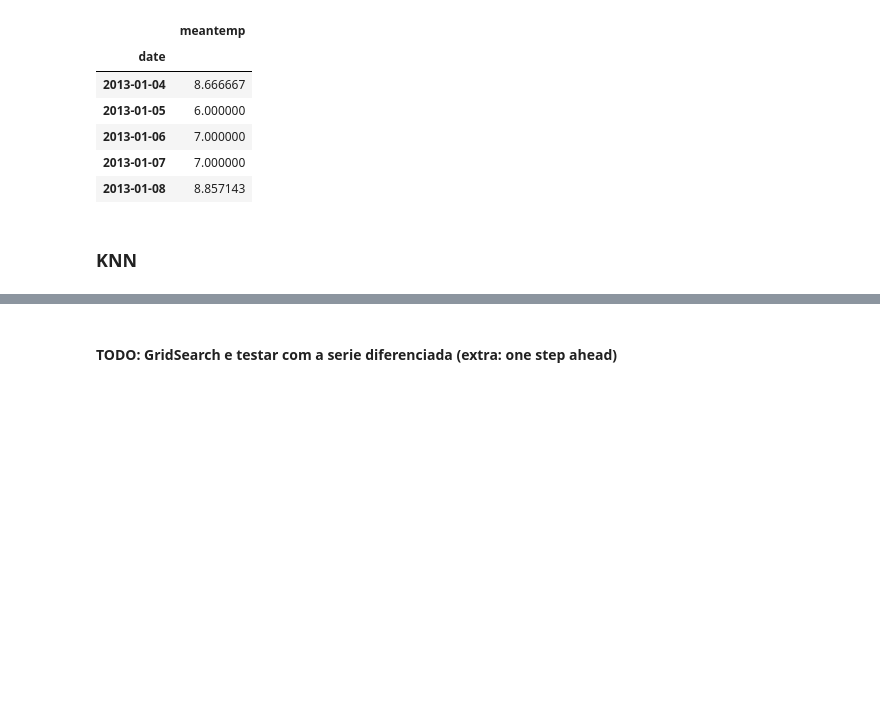
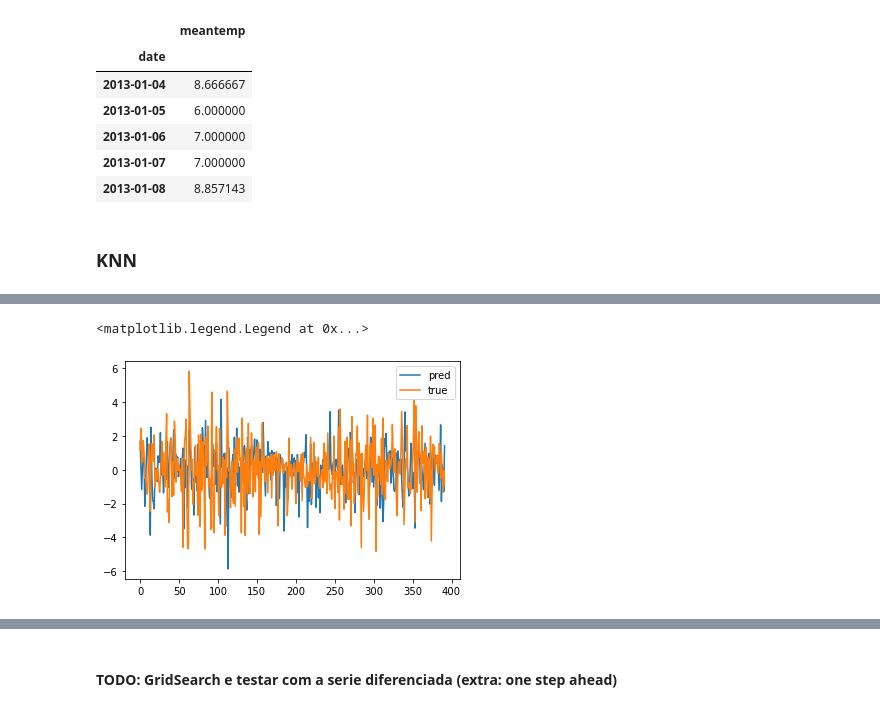
Before and after one commit to lucascouri2/residencia-st, a Jupyter notebook: Relatorio.ipynb, the cells around one changed output, grey strips where cells are left out. Drawn from its saved outputs; the diff is of its cells as text; code cells hidden in the pictures; blank space fills up the shorter version.

```diff
--- a/Relatorio.ipynb
+++ b/Relatorio.ipynb
@@ -507,0 +551,8 @@ y_test_d1 = y_test.diff().dropna()
+# %%
+fig, ax = plt.subplots()
+ax.plot(pd.Series(neighd1.predict(X_test_d1).flatten()), label='pred')
+ax.plot(y_test_d1.reset_index(drop=True), label='true')
+plt.legend()
+# %% [output]
+<matplotlib.legend.Legend at 0x...>
+[figure, added]
```
Also changed, not shown: parts of 21 cells of this notebook.
